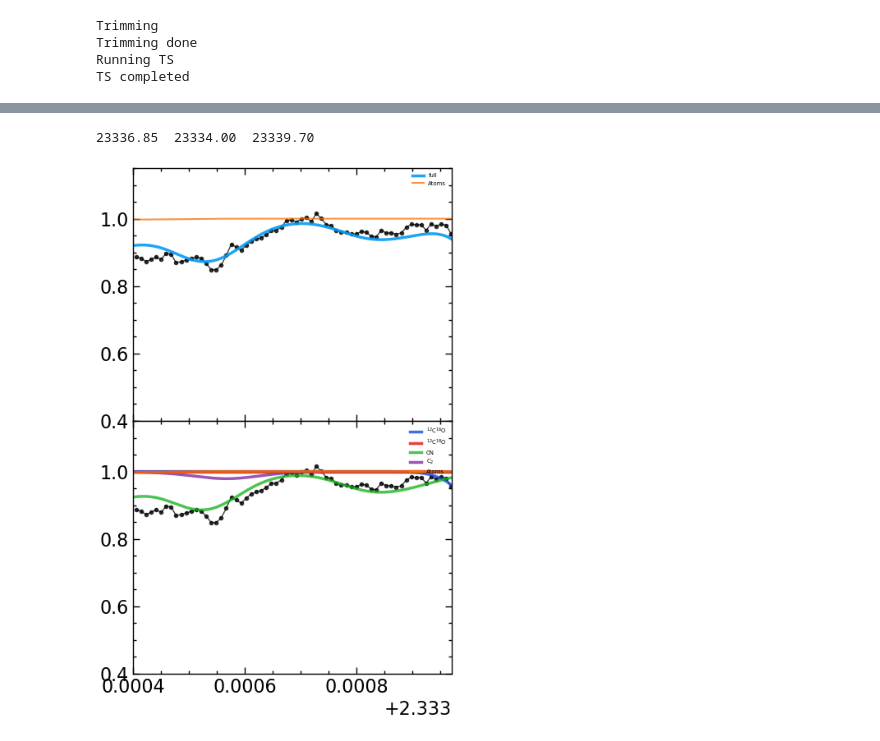
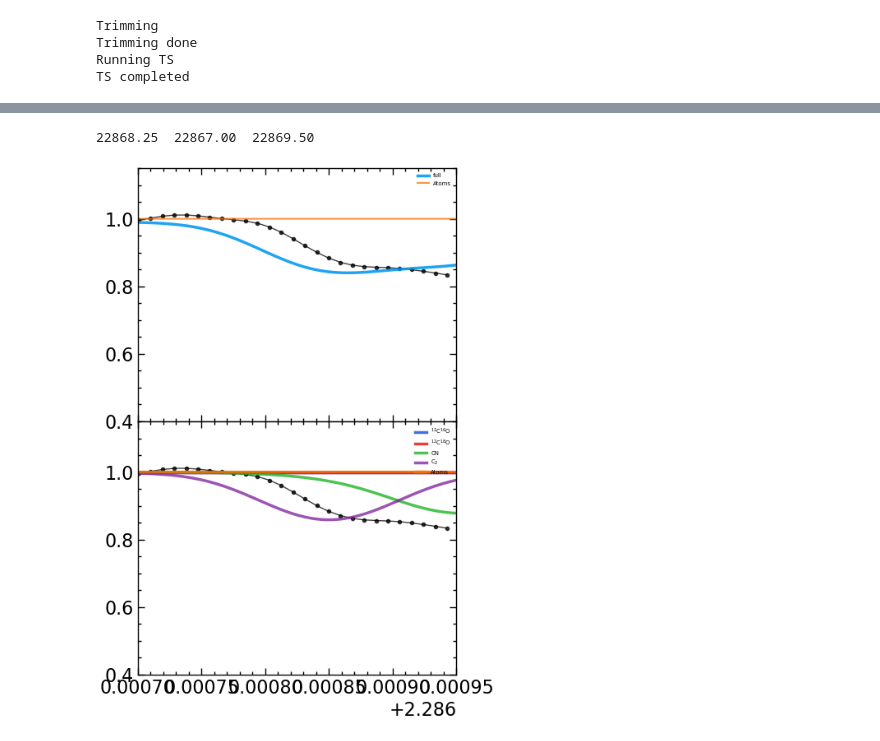
Before and after one commit to advaitmehla/TSFitPy, a Jupyter notebook: lineranges/WISEJ1942.ipynb, the cells around one changed output, grey strips where cells are left out. Saved outputs shown, nothing was run; the diff lists cells and outputs as text; code cells hidden in the pictures.

```diff
--- a/lineranges/WISEJ1942.ipynb
+++ b/lineranges/WISEJ1942.ipynb
@@ -53,10 +66,10 @@ atmosphere_type = "1D"   # "1D" or "3D"
 nlte_flag = False
 elements_in_nlte = ["Fe", "Mg"]  # can choose several elements, used ONLY if nlte_flag = True
 
-nguess = 7.3
+nguess = 7.5
 oguess = 7.5
-element_abundances ={"H" : 7.5-12, "He" : 11.5-10.93, "C" : 8.4-8.56, "N" : nguess-7.98, "O" : oguess-8.77, "Fe" : -1.0, "Mg" : -1, "S" : -1, "Si": -1, "Na":-1, "Ca":-1, "Co":-1}
+element_abundances ={"H" : 7.5-12, "He" : 11.5-10.93, "C" : 8.15-8.56, "N" : nguess-7.98, "O" : oguess-8.77, "Fe" : -1.0, "Mg" : -1, "S" : -1, "Si": -1, "Na":-1, "Ca":-1, "Co":-1, "Ti":-1}
 rat = 60
-vmac = 4.0
-free_isotopes = {"8.016" : rat/(1+rat), "8.017": 0.0, "8.018": 1/(1+rat), "7.014" : 0.5, "7.015" : 0.5}
+vmac = 6.0
+free_isotopes = {"8.016" : rat/(1+rat), "8.017": 0.0, "8.018": 1/(1+rat)}
 include_molecules = True
@@ -275,28 +75,0 @@ TS completed
-# %%
-turbospectrum_paths = {"turbospec_path": "../turbospectrum/exec-ifx/",  # change to /exec-gf/ if gnu compiler
-                       "interpol_path": "../scripts/model_interpolators/",
-                       "model_atom_path": "../input_files/nlte_data/model_atoms/",
-                       "departure_file_path": "../input_files/nlte_data/",
-                    #    "model_atmosphere_grid_path": "../input_files/test_model_atmospheres/",
-                        "model_atmosphere_grid_path": "../input_files/hdc_model_atmospheres/",
-                       "line_list_path": ""}
-
-teff = 4500
-logg = 1.0
-met = 0.0
-vmic = 7.5
-lmin = np.min(obs_wave).round(2)
-lmax = 2.4e4
-# lmax = 22700
-ldelta = 0.1
-atmosphere_type = "1D"   # "1D" or "3D"
-nlte_flag = False
-elements_in_nlte = ["Fe", "Mg"]  # can choose several elements, used ONLY if nlte_flag = True
-
-nguess = 7.0
-oguess = 7.5
-element_abundances ={"H" : 7.5-12, "He" : 11.5-10.93, "C" : 8.5-8.56, "N" : nguess-7.98, "O" : oguess-8.77, "Fe" : -1.0, "Mg" : -1, "S" : -1, "Si": -1, "Na":-1, "Ca":-1, "Co":-1, "Ti":-1}
-rat = 60
-vmac = 4.0
-free_isotopes = {"8.016" : rat/(1+rat), "8.017": 0.0, "8.018": 1/(1+rat)}
-include_molecules = True
@@ -371,7 +184,7 @@ fig, (axs, ax2) = plt.subplots(2, 1, figsize=(15, 8))
 plt.subplots_adjust(wspace=0, hspace=0)
 
 # wav_range = [2.29, 2.30]
-i = 10
+i = 2
 buffer = 0.0005
 wav_range = (wavmin + i/n*wavspan - buffer, wavmin + (i+1)/n*wavspan + buffer)
 
@@ -418,6 +231,7 @@ ax2.plot(wavelength*1e-4, syntflux_CN, lw = 2.5, c = 'xkcd:green', alpha = 0.76,
 ax2.plot(wavelength*1e-4, syntflux_C2, lw = 2.5, c = 'xkcd:purple', alpha = 0.76, label = r"C$_2$")
 # 2xs.plot(syntwave_CH*1e-4, syntflux_CH, lw = 2.5, c = 'xkcd:pink', alpha = 0.76, label = "CH")
 ax2.plot(wavelength*1e-4, syntflux_atoms, lw = 2.5, c = 'xkcd:orange', alpha = 0.76, label = "Atoms")
+# ax2.plot(wavelength*1e-4, syntflux_C15N, lw = 2.5, c = 'xkcd:olive', alpha = 0.9, label = r"C15N")
 ax2.legend(fontsize=5, loc = 'upper right')
 # %% [output]
 too near
@@ -657,7 +485,7 @@ plt.subplots_adjust(wspace=0, hspace=0)
 # wav_range = [2.4688, 2.4702]
 # l,r = wav_range
 
-l, r = 23334.0,  23339.70
+l, r = 22867, 22869.5
 l, r = l*1e-4, r*1e-4
 wav_range = [l, r]
 
@@ -677,32 +505,33 @@ for idx, row in lines.iterrows():
     near = False
     same = False
 
     if row['wav'] > wav_range[0] and row['wav'] < wav_range[1]:
         linewav = row['wav']
         # find nearest syntwave index to linewav
         idx = np.argmin(np.abs(wavelength*1e-4 - linewav))
         thresh = 0.95
         wav_gap_thresh = 1e-4
         if syntflux_atoms[idx] < thresh:
             near = abs(prev_wav - linewav) < wav_gap_thresh
             same = prev_name == row['name']
             if (not near) :
                 axs.axvline(row['wav'], color = 'xkcd:gray', linestyle='--', lw=1)
                 axs.text(row['wav']+5e-5, 1.05, row['name'], rotation = 90, fontsize = 10, fontname = 'serif')
                 ax2.axvline(row['wav'], color = 'xkcd:gray', linestyle='--', lw=1)
                 # ax2.text(row['wav']+5e-5, 1.15, row['name'], rotation = 90, fontsize = 10, fontname = 'serif')
                 prev_wav, prev_name = row['wav'], row['name']
             else:
                 print("too near")
 ax2.plot(wavecorr[mask], fluxcorr[mask], "k.-", lw = 1, alpha=0.75)
 ax2.plot(wavelength*1e-4, syntflux_CO16, lw = 2.5, c = 'xkcd:blue', alpha = 0.76, label = r"$^{12}$C$^{16}$O")
 ax2.plot(wavelength*1e-4, syntflux_CO18, lw = 2.5, c = 'xkcd:red', alpha = 0.76, label = r"$^{12}$C$^{18}$O")
 ax2.plot(wavelength*1e-4, syntflux_CN, lw = 2.5, c = 'xkcd:green', alpha = 0.76, label = "CN")
 ax2.plot(wavelength*1e-4, syntflux_C2, lw = 2.5, c = 'xkcd:purple', alpha = 0.76, label = r"C$_2$")
 # 2xs.plot(syntwave_CH*1e-4, syntflux_CH, lw = 2.5, c = 'xkcd:pink', alpha = 0.76, label = "CH")
 ax2.plot(wavelength*1e-4, syntflux_atoms, lw = 2.5, c = 'xkcd:orange', alpha = 0.76, label = "Atoms")
+# ax2.plot(wavelength*1e-4, syntflux_C15N, lw = 2.5, c = 'xkcd:pink', alpha = 0.76, label = "C15N")
 ax2.legend(fontsize=5, loc = 'upper right')
 print(f"{(0.5*(l+r)*1e4):.2f}  {l*1e4:.2f}  {r*1e4:.2f}")
 # %% [output]
-23336.85  23334.00  23339.70
+22868.25  22867.00  22869.50
-[figure, old version]
+[figure, new version]
```
Also changed, not shown: parts of 15 cells of this notebook, 17 other files.
